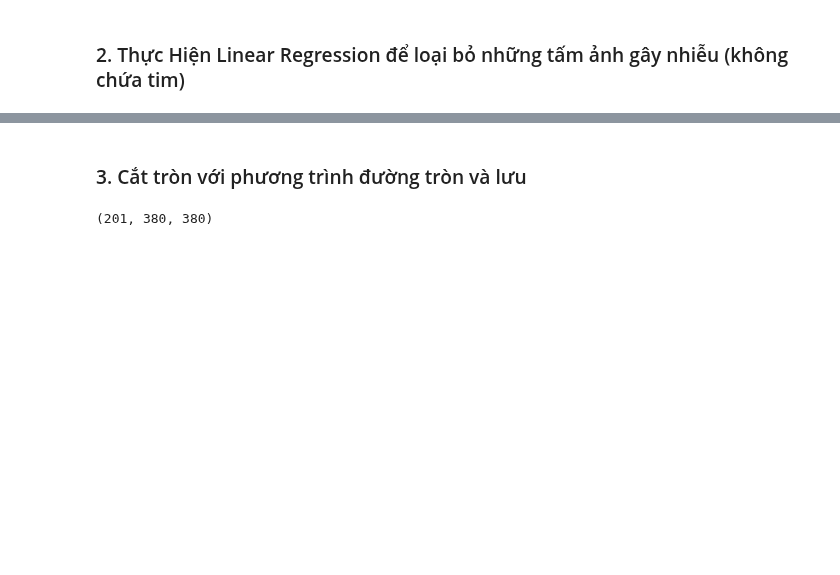
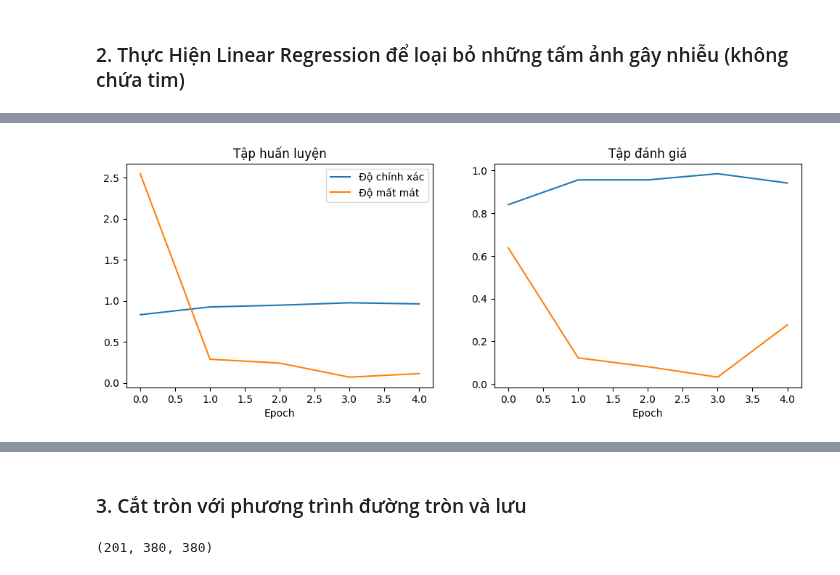
Before and after one commit to VISEF-ISEF-team/VasculAR, a Jupyter notebook: DeepLearning/notebooks/others/Full_preprocessing_real_data.ipynb, the cells around one changed output, grey strips where cells are left out. Drawn from its saved outputs; the diff is of its cells as text; code cells hidden in the pictures; blank space fills up the shorter version.

```diff
--- a/DeepLearning/notebooks/others/Full_preprocessing_real_data.ipynb
+++ b/DeepLearning/notebooks/others/Full_preprocessing_real_data.ipynb
@@ -173,0 +373,6 @@ y
+# %%
+from sklearn.model_selection import train_test_split
+X_train, X_test, y_train, y_test = train_test_split(X, y, test_size=0.2, random_state=42)
+X_test, X_val, y_test, y_val = train_test_split(X_test, y_test, test_size=0.1, random_state=42)
+
+X_train.shape, X_test.shape, X_val.shape, y_train.shape, y_test.shape, y_val.shape
@@ -173,0 +386,18 @@ y
+# %%
+# Reshape the data
+X_train = X_train.reshape(X_train.shape[0], -1)
+X_test = X_test.reshape(X_test.shape[0], -1)
+X_val = X_val.reshape(X_val.shape[0], -1) # Reshape the validation data
+
+# Define the model
+model = tf.keras.Sequential([
+    tf.keras.layers.Dense(64, activation='relu', input_shape=(X_train.shape[1],)),
+    tf.keras.layers.Dense(32, activation='relu'),
+    tf.keras.layers.Dense(1, activation='sigmoid')
+])
+
+# Compile the model
+model.compile(optimizer='adam', loss='binary_crossentropy', metrics=['accuracy'])
+
+# Train the model and save the history
+history = model.fit(X_train, y_train, epochs=5, batch_size=32, validation_data=(X_val, y_val), validation_split=0.1) # Add the validation data and split
@@ -173,0 +415,20 @@ y
+# %%
+import matplotlib.pyplot as plt
+
+plt.figure(figsize=(12,4))
+plt.subplot(1,2,1)
+plt.title('Tập huấn luyện')
+plt.plot(history.history['accuracy'], label='Độ chính xác')
+plt.plot(history.history['loss'], label='Độ mất mát')
+plt.xlabel('Epoch')
+plt.legend(loc='upper right')
+
+plt.subplot(1,2,2)
+plt.title('Tập đánh giá')
+plt.plot(history.history['val_accuracy'], label='Độ chính xác')
+plt.plot(history.history['val_loss'], label='Độ mất mát')
+plt.xlabel('Epoch')
+
+plt.show()
+# %% [output]
+[figure, added]
```
Also changed, not shown: parts of 34 cells of this notebook, 23 other files.
